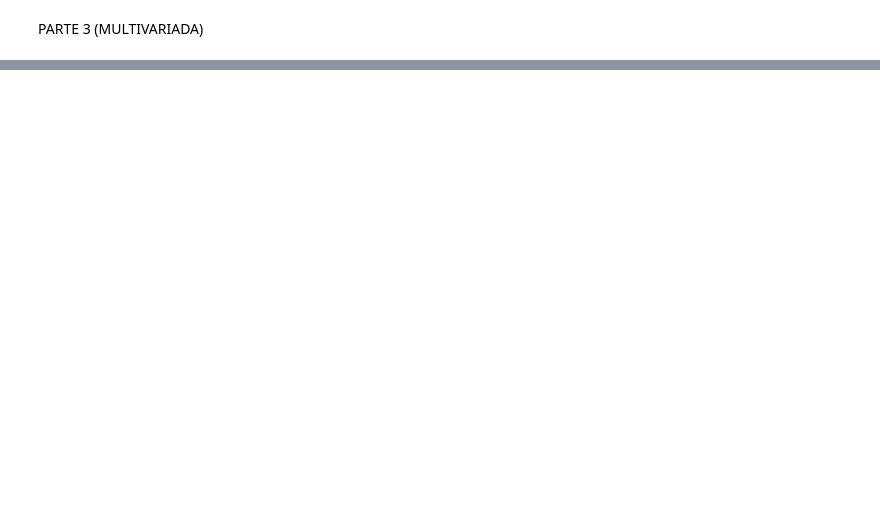
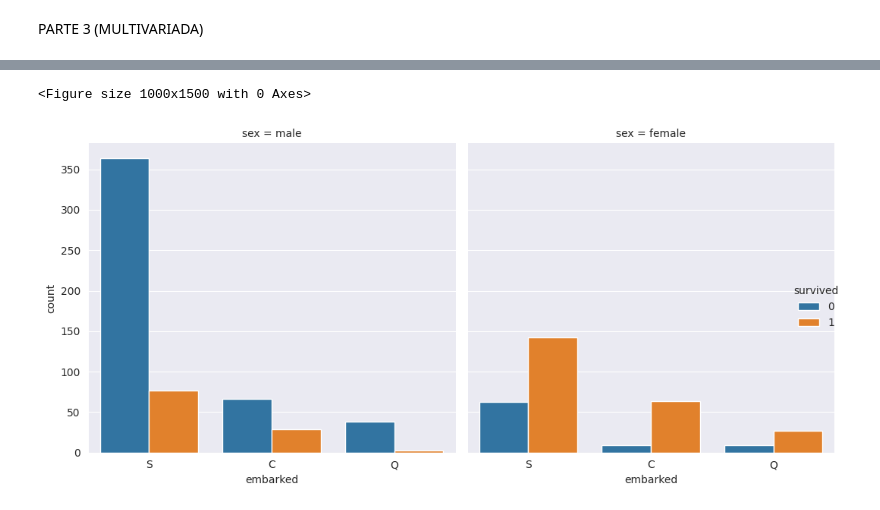
Before and after one commit to mlbvncs/Titanic_Data_Analysis, a Jupyter notebook: notebooks/main.ipynb, the cells around one changed output, grey strips where cells are left out. Saved outputs shown, nothing was run; the diff lists cells and outputs as text; code cells hidden in the pictures; blank space fills up the shorter version.

```diff
--- a/notebooks/main.ipynb
+++ b/notebooks/main.ipynb
@@ -270,0 +266,13 @@ plt.tight_layout()
+# %%
+#Mudando o estilo da figura para o tema "dark"
+sns.set_style("darkgrid")
+#Definindo altura e largura da figura
+plt.figure(figsize=(10,15))
+
+sns.catplot(x='embarked', hue='survived', col='sex', data=titanic_data, kind='count')
+
+#Ajustando o espaçamento para os títulos não baterem nos eixos
+plt.tight_layout()
+# %% [output]
+<Figure size 1000x1500 with 0 Axes>
+[figure, added]
```
Also changed, not shown: parts of 4 cells of this notebook, 1 other file.
